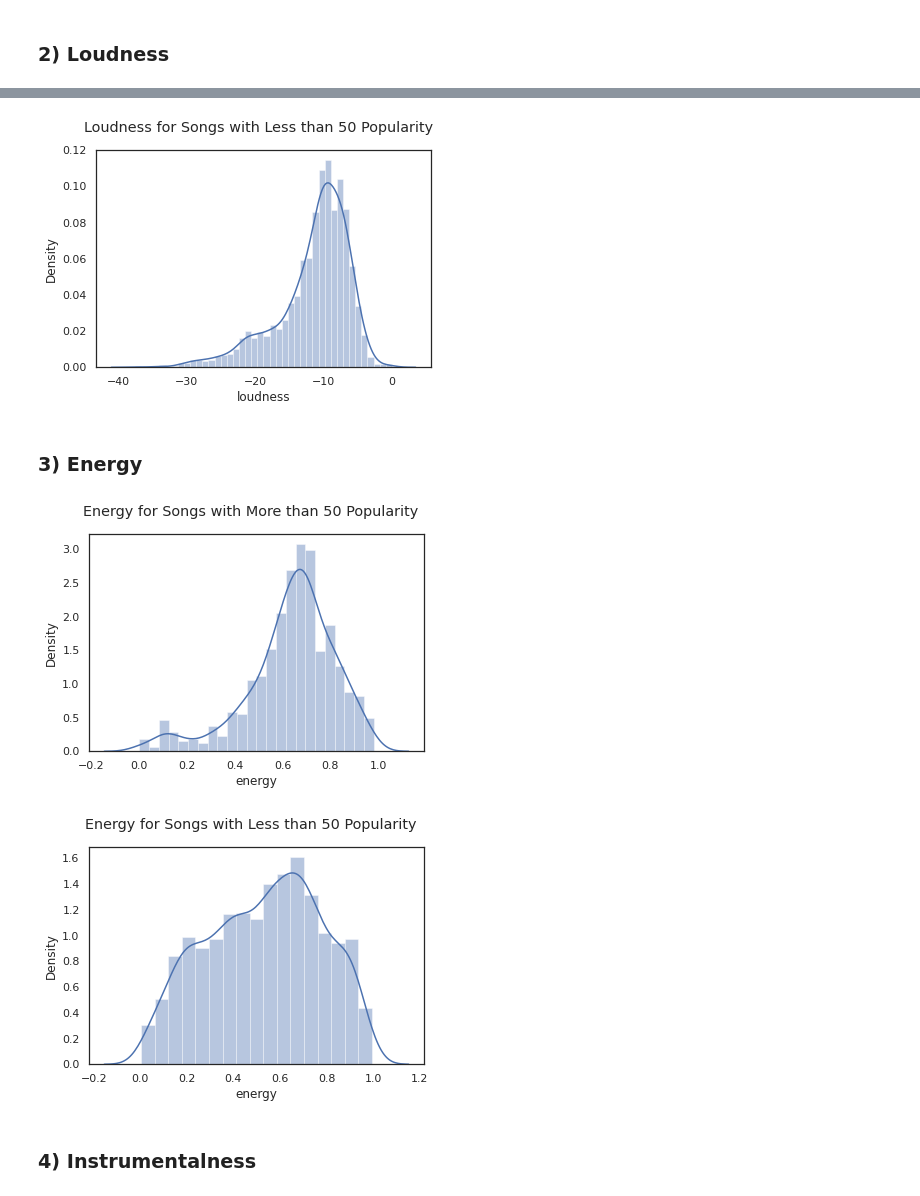
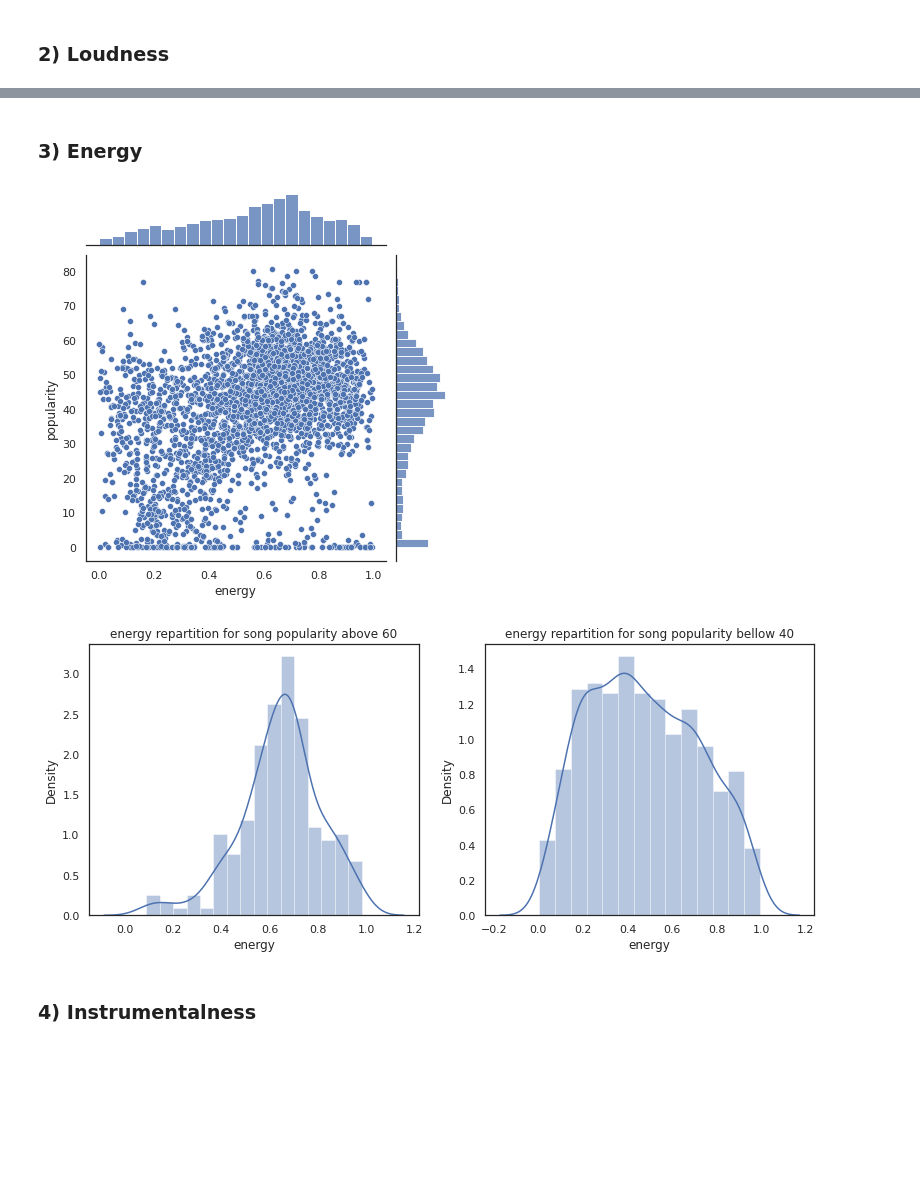
Before and after one commit to bastiendlf/Kaggle-Spotify-SDATA, a Jupyter notebook: EXERCICE_2_VISUALIZATION.ipynb, the cells around one changed output, grey strips where cells are left out. Saved outputs shown, nothing was run; the diff lists cells and outputs as text; code cells hidden in the pictures; blank space fills up the shorter version.

```diff
--- a/EXERCICE_2_VISUALIZATION.ipynb
+++ b/EXERCICE_2_VISUALIZATION.ipynb
@@ -126,22 +132,11 @@ plt.show()
-# %%
-sns.distplot(popular_below_50['loudness'])
-plt.suptitle('Loudness for Songs with Less than 50 Popularity')
-plt.show()
-# %% [output]
-[figure, removed]
 # %% [markdown]
 ### 3) Energy
-# %%
-sns.distplot(popular_above_50['energy'])
-plt.suptitle('Energy for Songs with More than 50 Popularity')
-plt.show()
-# %% [output]
-[figure, removed]
-# %%
-sns.distplot(popular_below_50['energy'])
-plt.suptitle('Energy for Songs with Less than 50 Popularity')
-plt.show()
-# %% [output]
-[figure, removed]
+# %%
+sns.jointplot(x = 'energy', y = 'popularity', data = df)
+plt.show()
+compare_popularity_on_feature('energy', popular_above_ceil, popular_below_floor)
+# %% [output]
+[figure, added]
+[figure, added]
 # %% [markdown]
 ### 4) Instrumentalness
```
Also changed, not shown: parts of 39 cells of this notebook.
